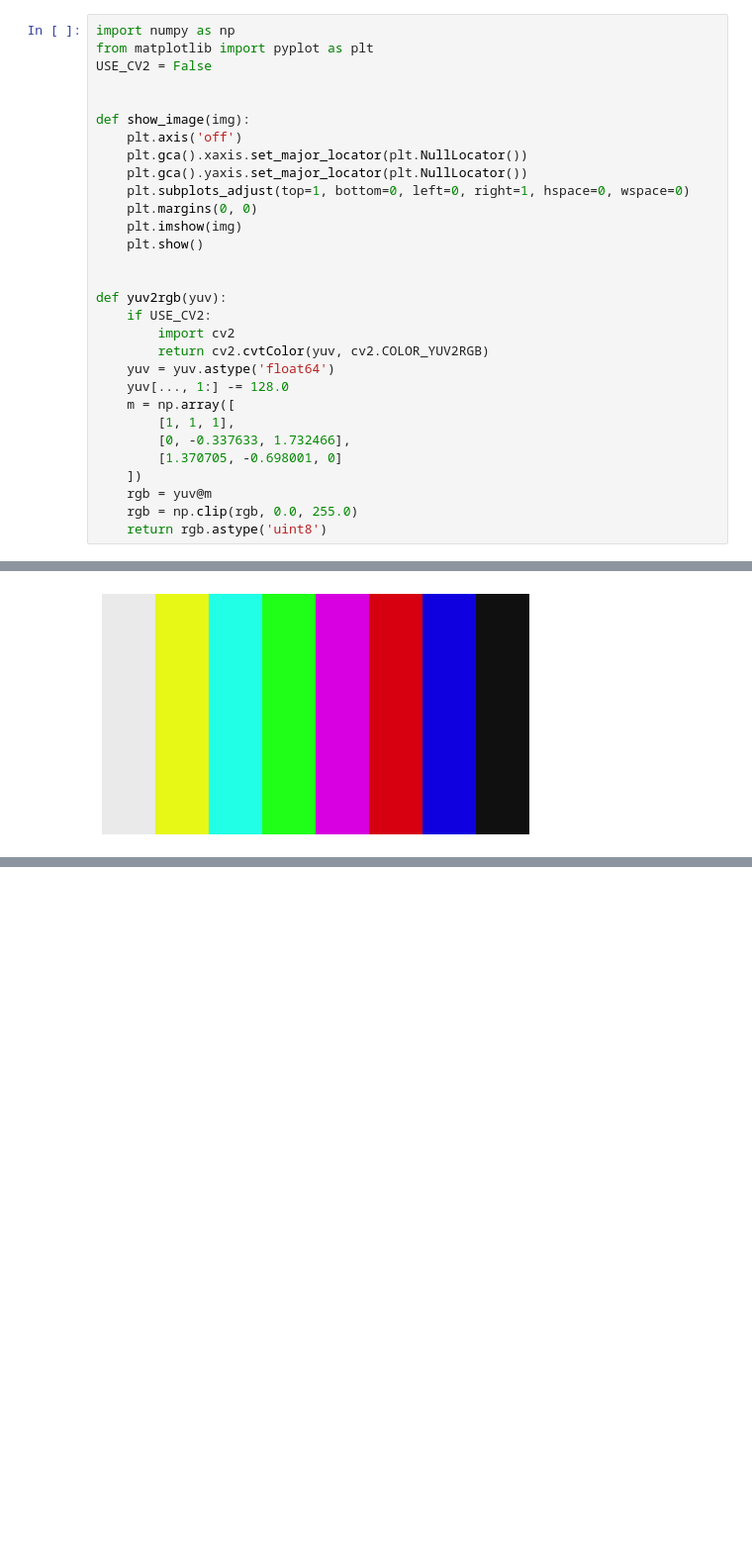
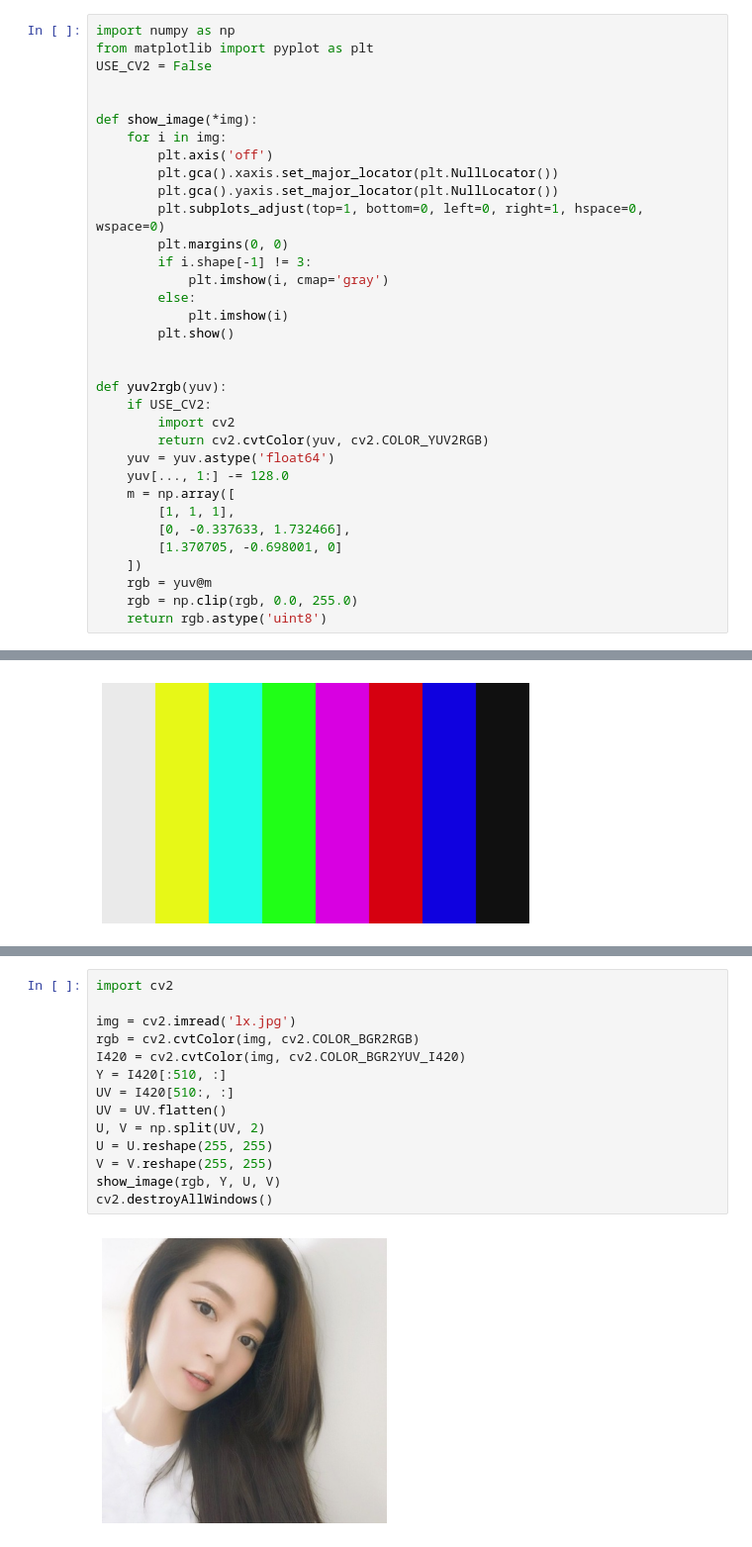
Before and after one commit to kabirz/python-learn, a Jupyter notebook: numpy/image_yuv.ipynb, the cells around one changed output, grey strips where cells are left out. Shown: that part at 99% size. Cells and saved outputs as stored; diff of their text form; blank space fills up the shorter version.

```diff
--- a/numpy/image_yuv.ipynb
+++ b/numpy/image_yuv.ipynb
@@ -4,14 +4,18 @@ from matplotlib import pyplot as plt
 USE_CV2 = False
 
 
-def show_image(img):
-    plt.axis('off')
-    plt.gca().xaxis.set_major_locator(plt.NullLocator())
-    plt.gca().yaxis.set_major_locator(plt.NullLocator())
-    plt.subplots_adjust(top=1, bottom=0, left=0, right=1, hspace=0, wspace=0)
-    plt.margins(0, 0)
-    plt.imshow(img)
-    plt.show()
+def show_image(*img):
+    for i in img:
+        plt.axis('off')
+        plt.gca().xaxis.set_major_locator(plt.NullLocator())
+        plt.gca().yaxis.set_major_locator(plt.NullLocator())
+        plt.subplots_adjust(top=1, bottom=0, left=0, right=1, hspace=0, wspace=0)
+        plt.margins(0, 0)
+        if i.shape[-1] != 3:
+            plt.imshow(i, cmap='gray')
+        else:
+            plt.imshow(i)
+        plt.show()
 
 
 def yuv2rgb(yuv):
@@ -199,0 +206,16 @@ show_image(rgb)
+# %%
+import cv2
+
+img = cv2.imread('lx.jpg')
+rgb = cv2.cvtColor(img, cv2.COLOR_BGR2RGB)
+I420 = cv2.cvtColor(img, cv2.COLOR_BGR2YUV_I420)
+Y = I420[:510, :]
+UV = I420[510:, :]
+UV = UV.flatten()
+U, V = np.split(UV, 2)
+U = U.reshape(255, 255)
+V = V.reshape(255, 255)
+show_image(rgb, Y, U, V)
+cv2.destroyAllWindows()
+# %% [output]
+[figure, added]
```
Also changed, not shown: parts of 8 cells of this notebook, 6 other files.
